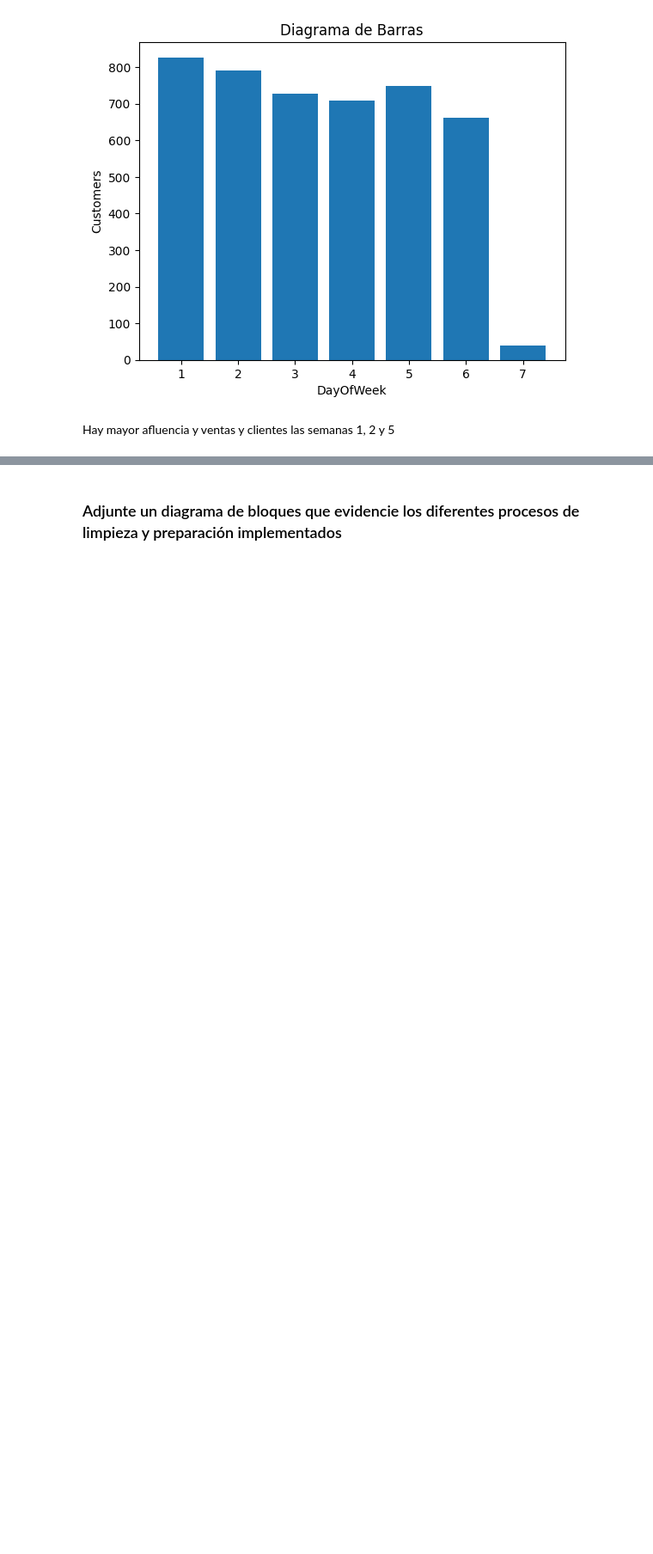
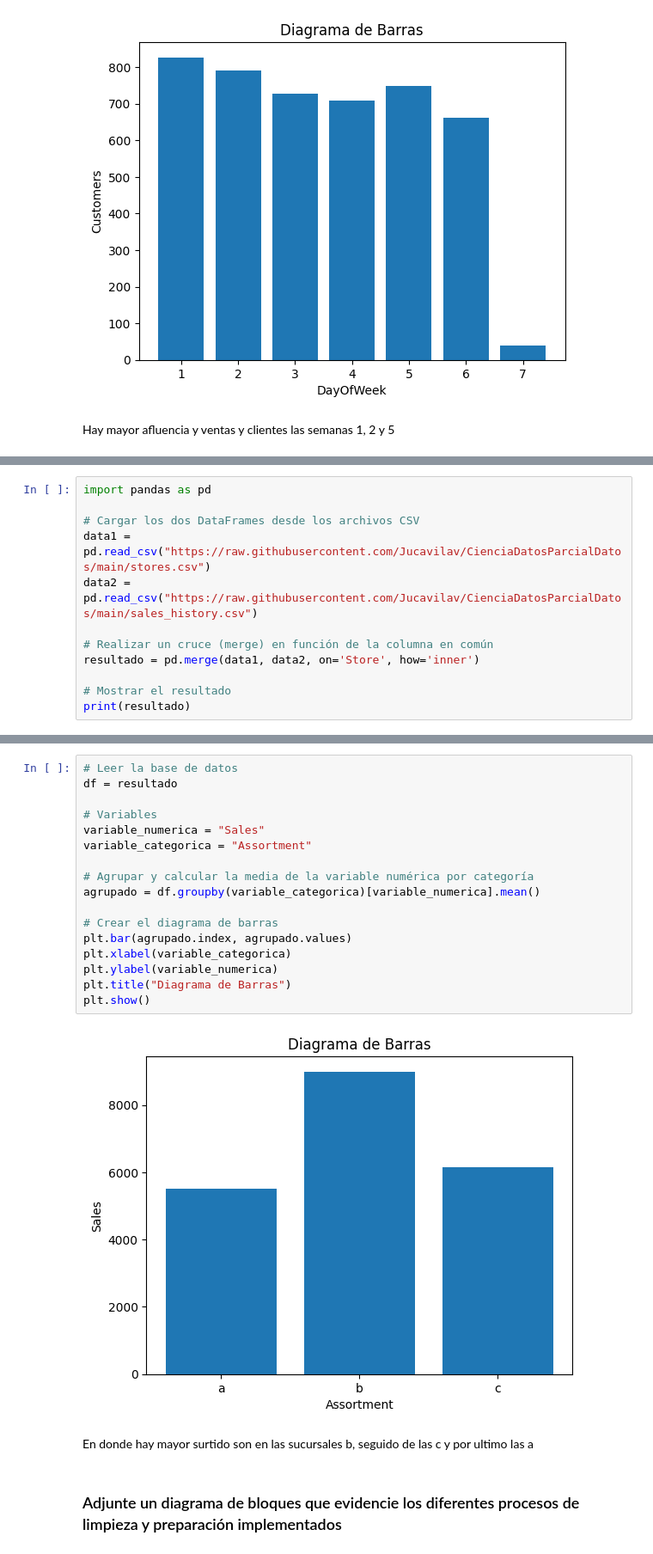
Before and after one commit to Jucavilav/CienciaDatosParcialDatos, a Jupyter notebook: JuanAvila.ipynb, the cells around one changed output, grey strips where cells are left out. Shown at 86% size. Saved outputs shown, nothing was run; the diff lists cells and outputs as text; blank space fills up the shorter version.

```diff
--- a/JuanAvila.ipynb
+++ b/JuanAvila.ipynb
@@ -128,0 +153,12 @@ Hay mayor afluencia y ventas y clientes las semanas 1, 2 y 5
+# %%
+import pandas as pd
+
+# Cargar los dos DataFrames desde los archivos CSV
+data1 = pd.read_csv("https://raw.githubusercontent.com/Jucavilav/CienciaDatosParcialDatos/main/stores.csv")
+data2 = pd.read_csv("https://raw.githubusercontent.com/Jucavilav/CienciaDatosParcialDatos/main/sales_history.csv")
+
+# Realizar un cruce (merge) en función de la columna en común
+resultado = pd.merge(data1, data2, on='Store', how='inner')
+
+# Mostrar el resultado
+print(resultado)
@@ -129,2 +192,23 @@ Hay mayor afluencia y ventas y clientes las semanas 1, 2 y 5
+# %%
+# Leer la base de datos
+df = resultado
+
+# Variables
+variable_numerica = "Sales"
+variable_categorica = "Assortment"
+
+# Agrupar y calcular la media de la variable numérica por categoría
+agrupado = df.groupby(variable_categorica)[variable_numerica].mean()
+
+# Crear el diagrama de barras
+plt.bar(agrupado.index, agrupado.values)
+plt.xlabel(variable_categorica)
+plt.ylabel(variable_numerica)
+plt.title("Diagrama de Barras")
+plt.show()
+# %% [output]
+[figure, added]
+# %% [markdown]
+En donde hay mayor surtido son en las sucursales b, seguido de las c y por ultimo las a
 # %% [markdown]
 ### Adjunte un diagrama de bloques que evidencie los diferentes procesos de limpieza y preparación implementados
```
Also changed, not shown: parts of 6 cells of this notebook.
